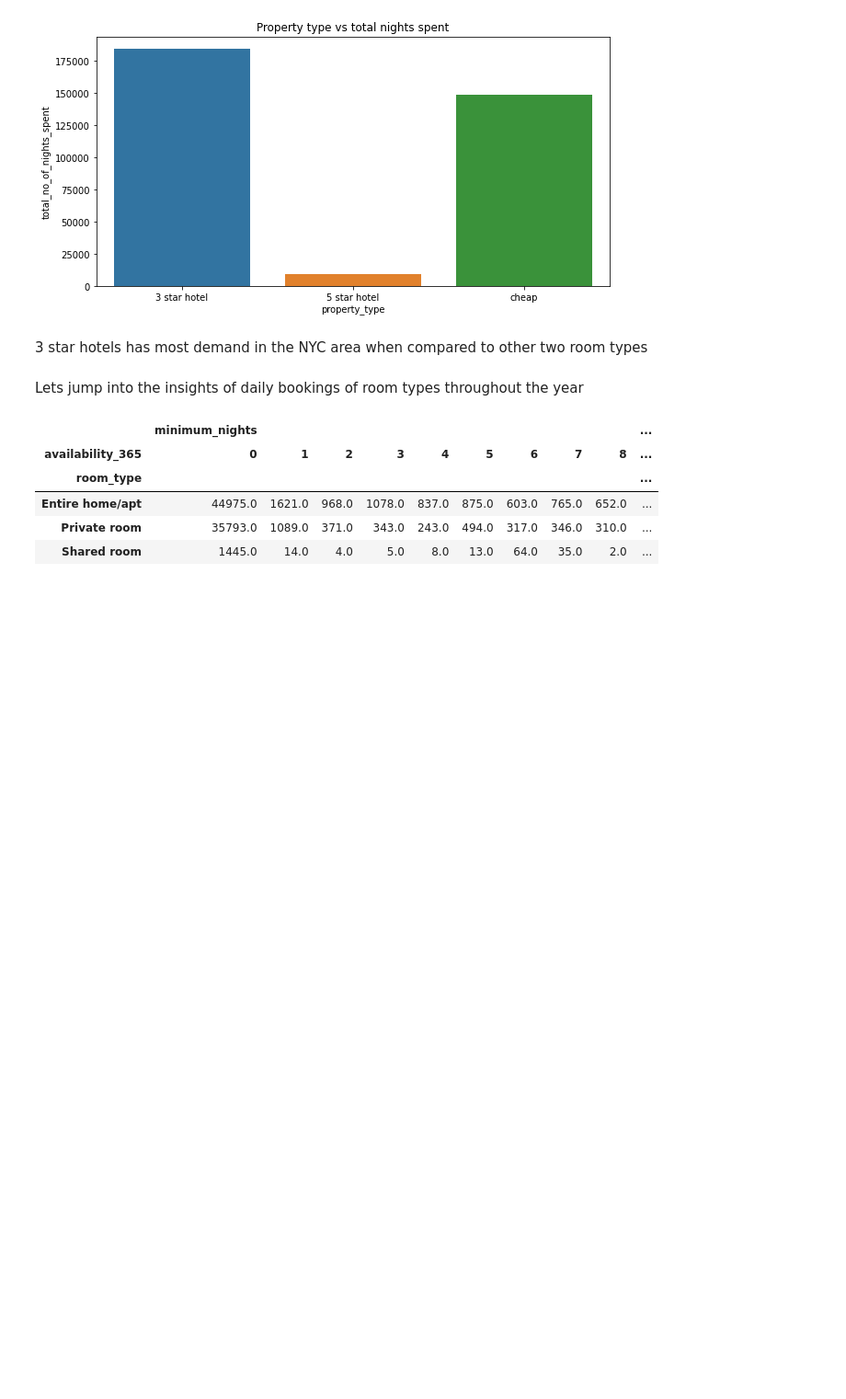
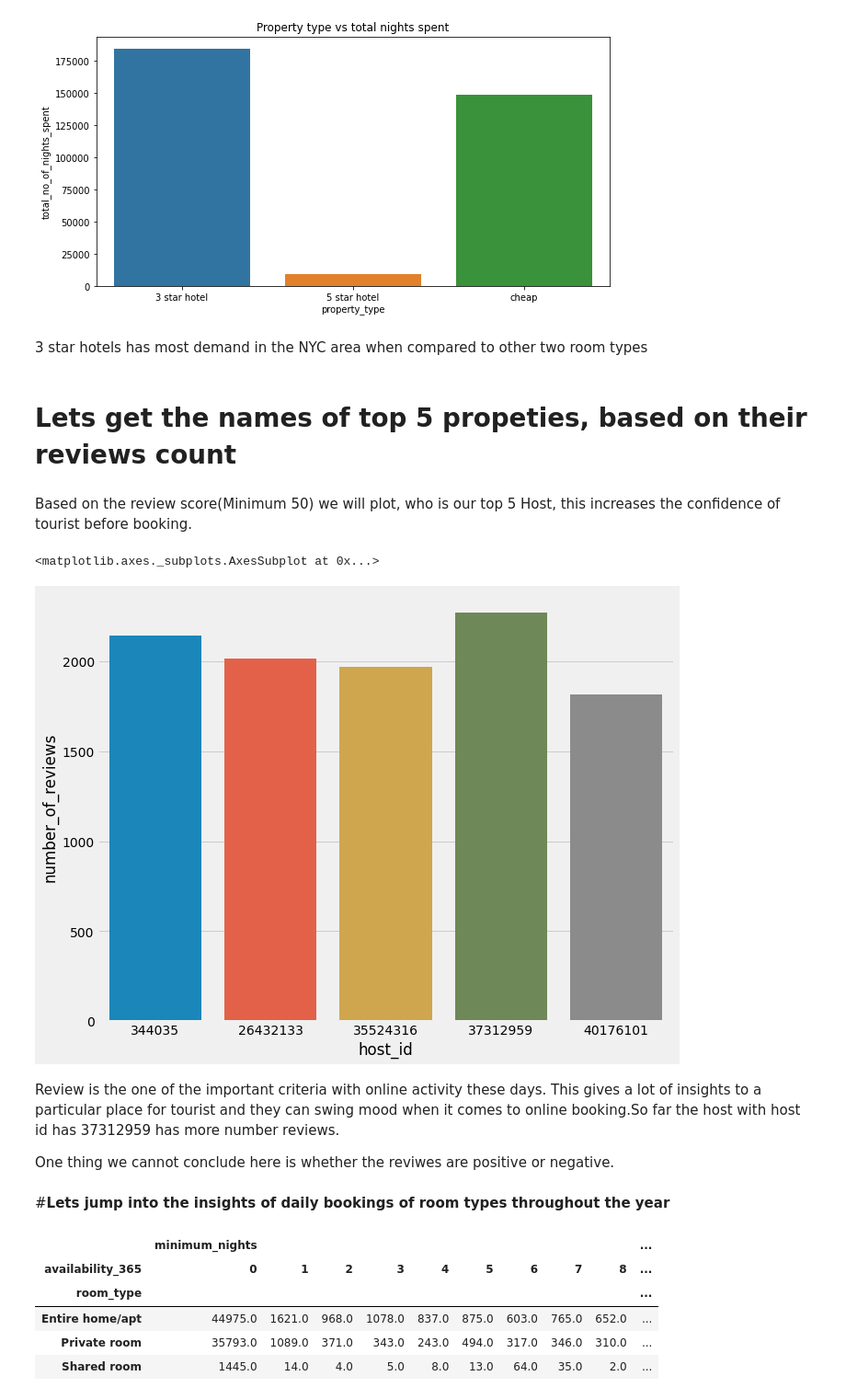
Before and after one commit to sunilsunny101/AIRBNB-BOOKING-ANALYSIS, a Jupyter notebook: Airbnb_Bookings_Analysis_Capstone_Project.ipynb, the cells around one changed output. Shown at 92% size. Drawn from its saved outputs; the diff is of its cells as text; code cells hidden in the pictures; blank space fills up the shorter version.

```diff
--- a/Airbnb_Bookings_Analysis_Capstone_Project.ipynb
+++ b/Airbnb_Bookings_Analysis_Capstone_Project.ipynb
@@ -317,8 +359,26 @@ Text(0.5, 1.0, 'Property type vs total nights spent')
 [figure]
 # %% [markdown]
 3 star hotels has most demand in the NYC area when compared to other two room types
+# %% [markdown]
+# **Lets get the names of top 5 propeties, based on their reviews count**
+# %% [markdown]
+Based on the review score(Minimum 50) we will plot, who is our top 5 Host, this increases the confidence of tourist before booking.
+# %%
+reviews_grt50 = df[df['number_of_reviews']>=50]
+
+top5_df = reviews_grt50.groupby(['host_id'])['number_of_reviews'].sum().sort_values(ascending = False).reset_index()[:5]
+# %%
+plt.figure(figsize=(10,8))
+sns.barplot(x=top5_df['host_id'],y=top5_df['number_of_reviews'],data = top5_df)
+# %% [output]
+<matplotlib.axes._subplots.AxesSubplot at 0x...>
+[figure, added]
+# %% [markdown]
+Review is the one of the important criteria with online activity these days. This gives a lot of insights to a particular place for tourist and they can swing mood when it comes to online booking.So far the host with host id has 37312959 has more number reviews.
+
+One thing we cannot conclude here is whether the reviwes are positive or negative.
 # %% [markdown]
-Lets jump into the insights of daily bookings of room types throughout the year
+#**Lets jump into the insights of daily bookings of room types throughout the year**
 # %%
 df.groupby(['room_type','availability_365']).agg({'minimum_nights':'sum'}).unstack()
 # %% [output]
```
Also changed, not shown: parts of 8 cells of this notebook.
